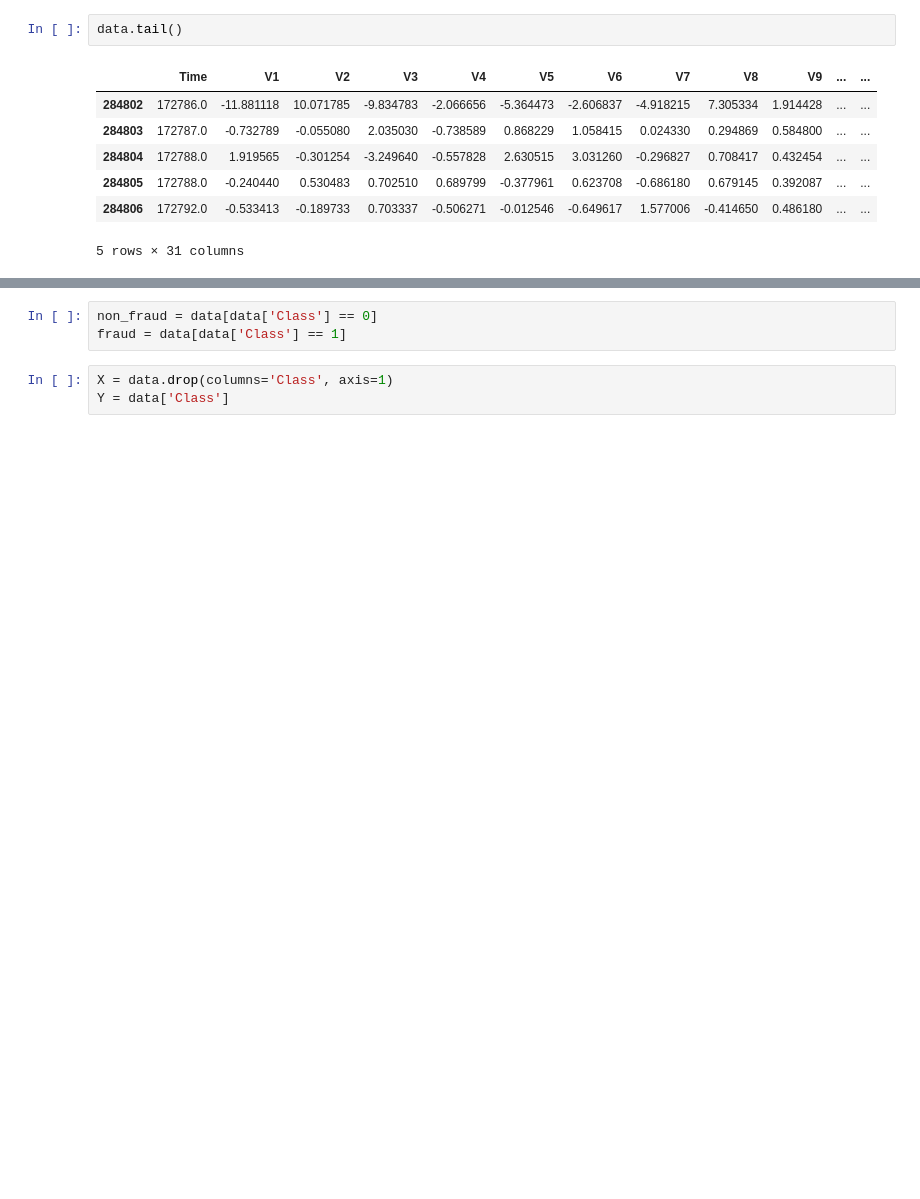
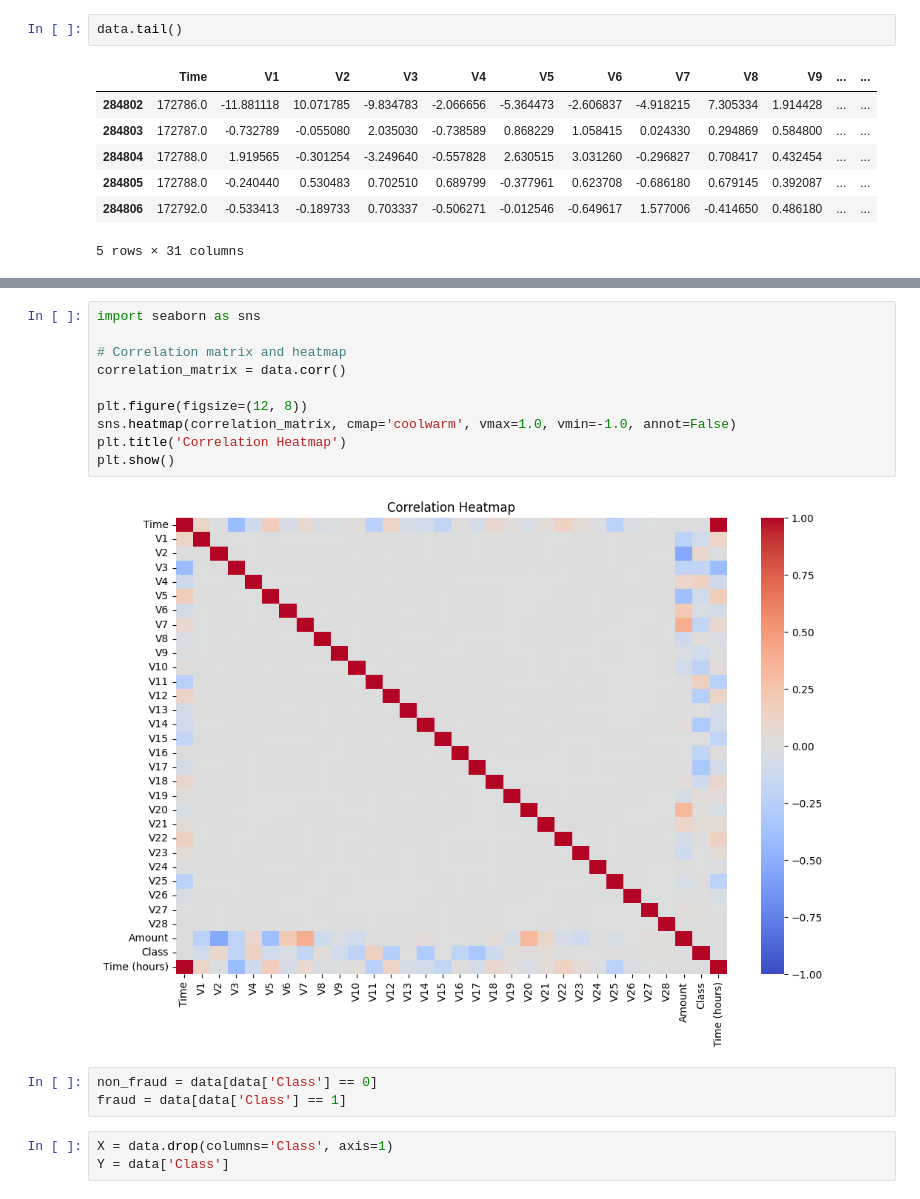
Before and after one commit to kaushal427/Credit-Card-Fraud-Detection, a Jupyter notebook: Combined.ipynb, the cells around one changed output, grey strips where cells are left out. Cells and saved outputs as stored; diff of their text form; blank space fills up the shorter version.

```diff
--- a/Combined.ipynb
+++ b/Combined.ipynb
@@ -42,3 +90,15 @@ data.tail()
+# %%
+import seaborn as sns
+
+# Correlation matrix and heatmap
+correlation_matrix = data.corr()
+
+plt.figure(figsize=(12, 8))
+sns.heatmap(correlation_matrix, cmap='coolwarm', vmax=1.0, vmin=-1.0, annot=False)
+plt.title('Correlation Heatmap')
+plt.show()
+# %% [output]
+[figure, added]
 # %%
 non_fraud = data[data['Class'] == 0]
 fraud = data[data['Class'] == 1]
```
Also changed, not shown: parts of 4 cells of this notebook, 1 other file.
